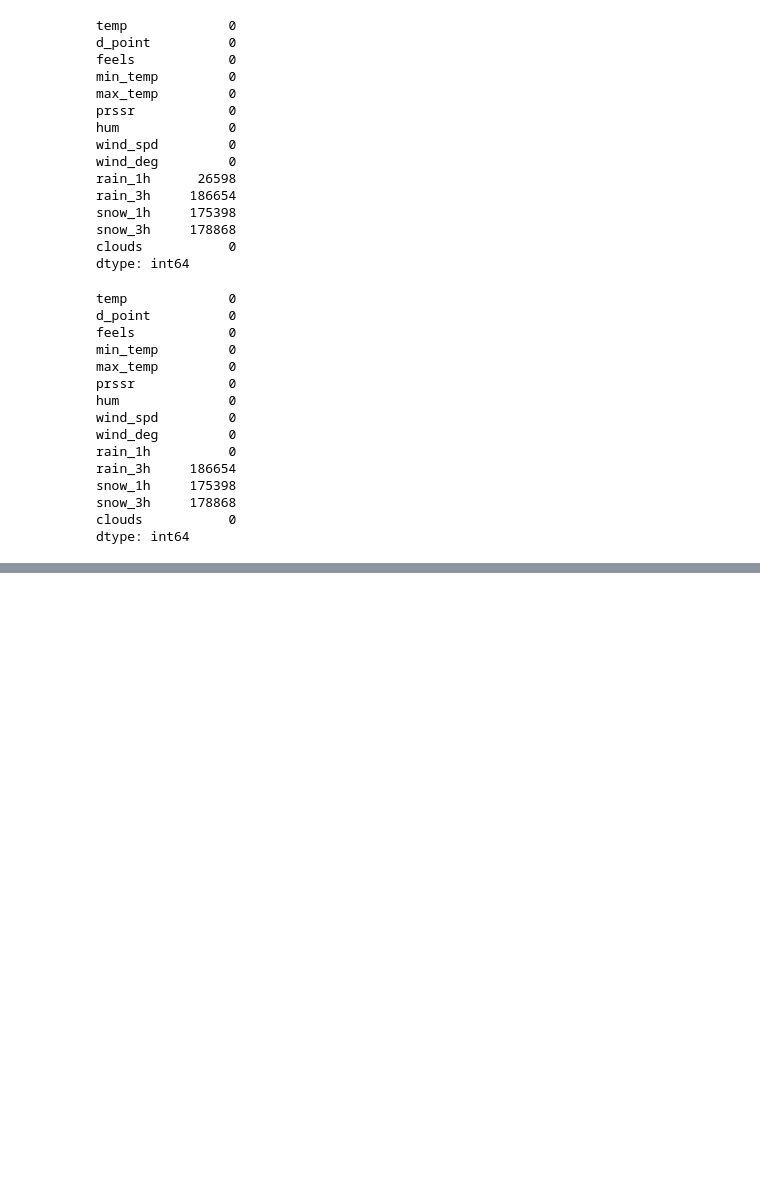
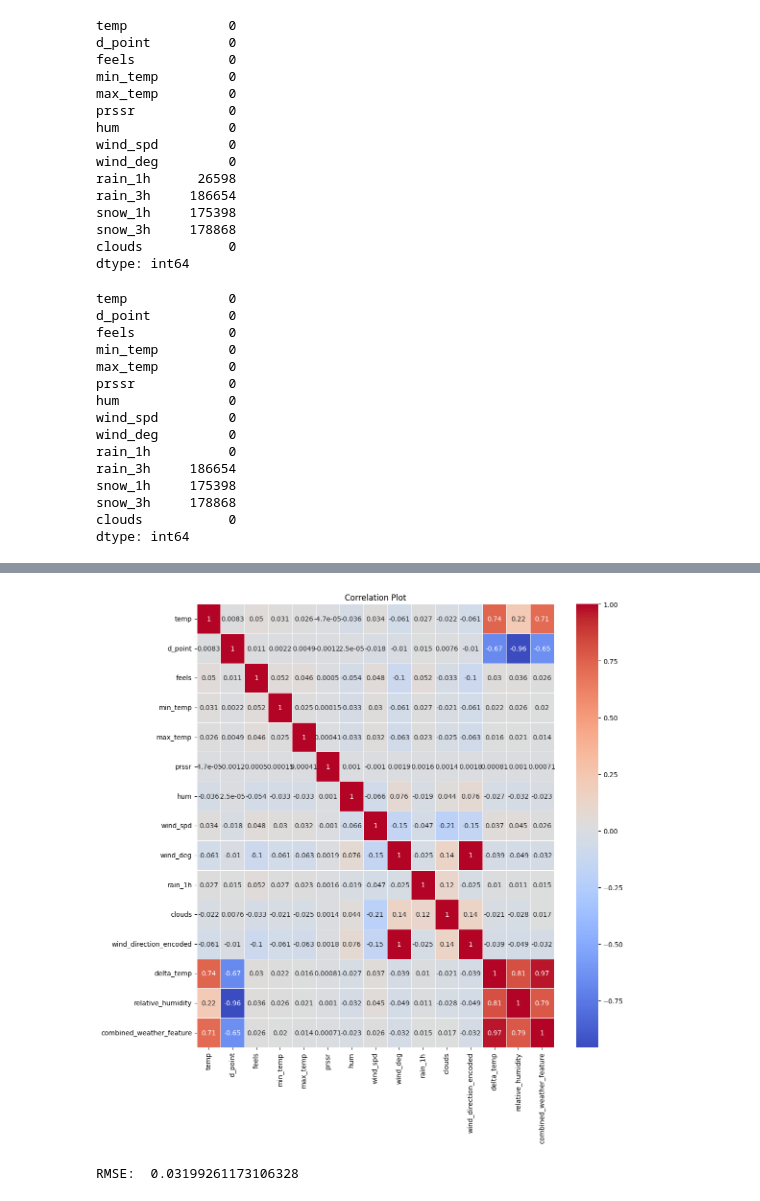
Before and after one commit to aymanrafif/rainforecasting_dq, a Jupyter notebook: lag_implementation.ipynb, the cells around one changed output, grey strips where cells are left out. Saved outputs shown, nothing was run; the diff lists cells and outputs as text; code cells hidden in the pictures; blank space fills up the shorter version.

Commit message:
ga implement lag tp pake rf aja tp rmse nya kecil

```diff
--- a/lag_implementation.ipynb
+++ b/lag_implementation.ipynb
@@ -367,0 +329,21 @@ plt.show()
+# %%
+wind_direction_mapping = {
+    'N': 0,
+    'NNE': 1,
+    'NE': 2,
+    'ENE': 3,
+    'E': 4,
+    'ESE': 5,  # Corrected 'EAE' to 'ESE' based on your previous direction categories
+    'SE': 6,
+    'SSE': 7,
+    'S': 8,
+    'SSW': 9,
+    'SW': 10,
+    'WSW': 11,
+    'W': 12,
+    'WNW': 13,
+    'NW': 14,
+    'NNW': 15
+}
+
+train2['wind_direction_encoded'] = train2['wind_direction'].map(wind_direction_mapping)
@@ -367,0 +365,2 @@ plt.show()
+# %%
+train_clean = train2.dropna()
@@ -367,0 +387,4 @@ plt.show()
+# %%
+train_clean['delta_temp'] = train_clean['temp'] - train_clean['d_point']
+train_clean['relative_humidity'] = (1- (train_clean['d_point'] / train_clean['temp'])) * 100
+train_clean['combined_weather_feature'] = train_clean['temp'] * train_clean['relative_humidity'] * train_clean['clouds']
@@ -367,0 +417,7 @@ plt.show()
+# %%
+from sklearn.preprocessing import MinMaxScaler
+
+scaler = MinMaxScaler(feature_range= (0,1))
+train_scaled = scaler.fit_transform(train_clean.drop('wind_direction', axis = 1))
+scaled_df = pd.DataFrame(train_scaled, columns=train_clean.drop('wind_direction', axis = 1).columns)
+scaled_df.head()
@@ -367,0 +431,11 @@ plt.show()
+# %%
+# Calculate the correlation matrix
+correlation_matrix = scaled_df.corr()
+
+# Create a heatmap using Seaborn
+plt.figure(figsize=(12, 12))
+sns.heatmap(correlation_matrix, annot=True, cmap='coolwarm', linewidths=0.5)
+plt.title('Correlation Plot')
+plt.show()
+# %% [output]
+[figure, added]
@@ -367,0 +448,17 @@ plt.show()
+# %%
+from sklearn.ensemble import RandomForestRegressor
+
+rf_model = RandomForestRegressor(n_estimators=100, random_state=0, max_features = "sqrt")
+
+# Fit the model to the data
+rf_model.fit(X_train, y_train)
+
+y_pred = rf_model.predict(X_test)
+
+from sklearn.metrics import mean_squared_error
+
+rmse = np.sqrt(mean_squared_error(y_test, y_pred))
+
+print("RMSE: ", rmse)
+# %% [output]
+RMSE:  0.03199261173106328
```
Also changed, not shown: parts of 45 cells of this notebook, 1 other file.
